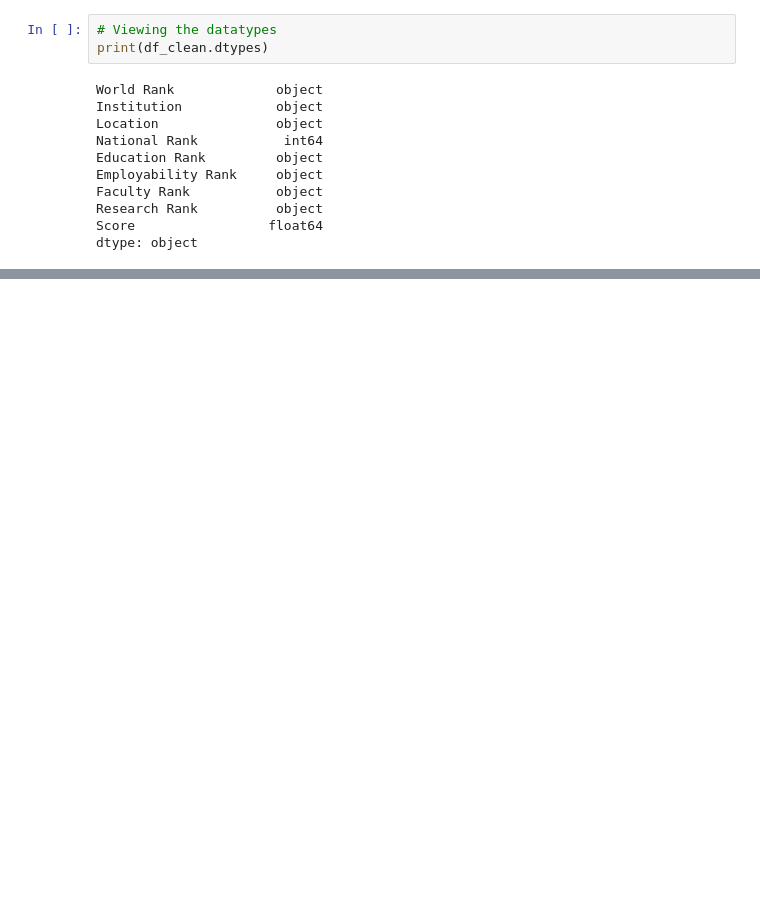
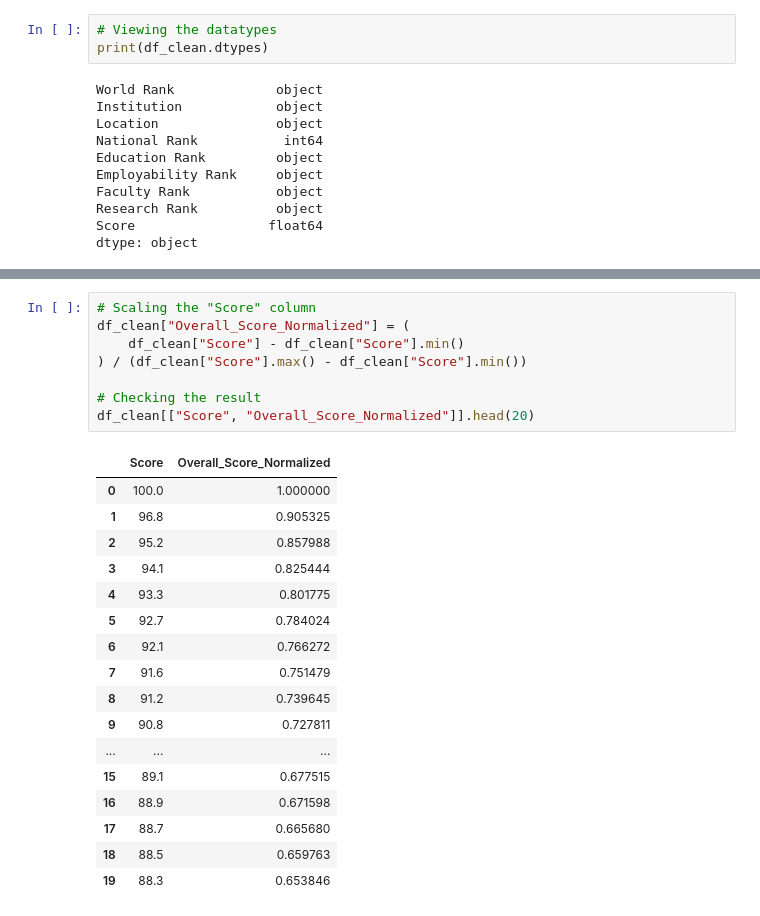
Before and after one commit to jonathern/ucu-msds-jonathankateega, a Jupyter notebook: data_science_lifecycle/Project 1/Notebooks attempt 2/wrangling.ipynb, the cells around one changed output, grey strips where cells are left out. Cells and saved outputs as stored; diff of their text form; blank space fills up the shorter version.

```diff
--- a/data_science_lifecycle/Project 1/Notebooks attempt 2/wrangling.ipynb
+++ b/data_science_lifecycle/Project 1/Notebooks attempt 2/wrangling.ipynb
@@ -126,0 +322,26 @@ dtype: object
+# %%
+# Scaling the "Score" column
+df_clean["Overall_Score_Normalized"] = (
+    df_clean["Score"] - df_clean["Score"].min()
+) / (df_clean["Score"].max() - df_clean["Score"].min())
+
+# Checking the result
+df_clean[["Score", "Overall_Score_Normalized"]].head(20)
+# %% [output]
+|  | Score | Overall_Score_Normalized |
+| 0 | 100.0 | 1.000000 |
+| 1 | 96.8 | 0.905325 |
+| 2 | 95.2 | 0.857988 |
+| 3 | 94.1 | 0.825444 |
+| 4 | 93.3 | 0.801775 |
+| 5 | 92.7 | 0.784024 |
+| 6 | 92.1 | 0.766272 |
+| 7 | 91.6 | 0.751479 |
+| 8 | 91.2 | 0.739645 |
+| 9 | 90.8 | 0.727811 |
+| ... | ... | ... |
+| 15 | 89.1 | 0.677515 |
+| 16 | 88.9 | 0.671598 |
+| 17 | 88.7 | 0.665680 |
+| 18 | 88.5 | 0.659763 |
+| 19 | 88.3 | 0.653846 |
```
Also changed, not shown: parts of 18 cells of this notebook, 1 other file.
